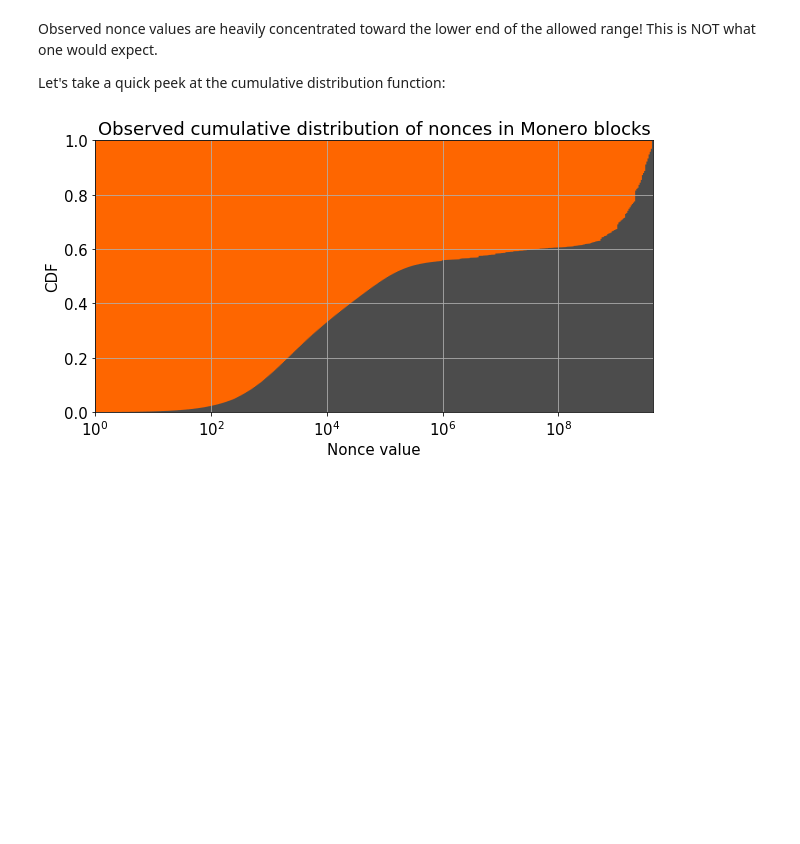
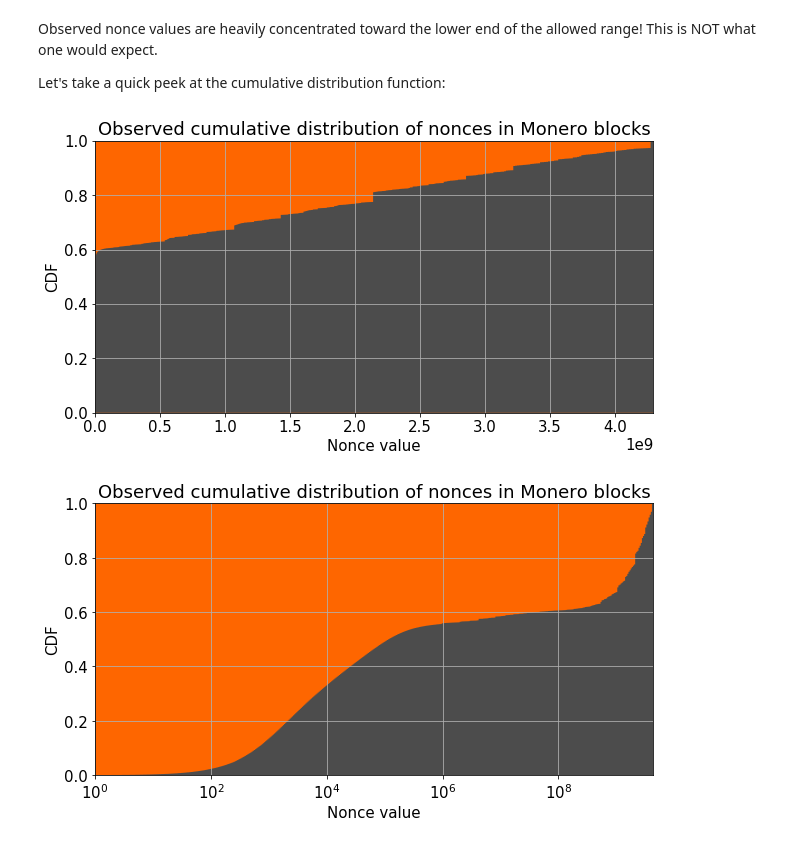
Before and after one commit to noncesense-research-lab/nonce_distribution, a Jupyter notebook: nonce_distribution.ipynb, the cells around one changed output. Saved outputs shown, nothing was run; the diff lists cells and outputs as text; code cells hidden in the pictures; blank space fills up the shorter version.

Commit message:
linear and log plots for CDF

```diff
--- a/nonce_distribution.ipynb
+++ b/nonce_distribution.ipynb
@@ -71,6 +71,25 @@ plt.xlabel('Nonce value');
 Observed nonce values are heavily concentrated toward the lower end of the allowed range! This is NOT what one would expect.
 
 Let's take a quick peek at the cumulative distribution function:
+# %%
+fig, ax = plt.subplots(figsize=(10, 5))
+bin_edges = bins=np.logspace(np.log10(1),np.log10(4294967296), 5000)
+
+# plot the cumulative histogram
+n, bins, patches = ax.hist(df.nonce, bins=bin_edges, density=1, histtype='stepfilled',
+                           cumulative=True, color=(76/256,76/256,76/256))
+
+ax.set_facecolor((255/256,102/256,0/256))
+ax.grid(True)
+ax.set_title('Observed cumulative distribution of nonces in Monero blocks')
+ax.set_xlabel('Nonce value')
+ax.set_ylabel('CDF')
+ax.set_xscale('linear')
+ax.set_xlim(1,4294967296)
+ax.set_ylim(0,1)
+plt.show()
+# %% [output]
+[figure, added]
 # %%
 fig, ax = plt.subplots(figsize=(10, 5))
 bin_edges = bins=np.logspace(np.log10(1),np.log10(4294967296), 500)
```
Also changed, not shown: 1 other file.
